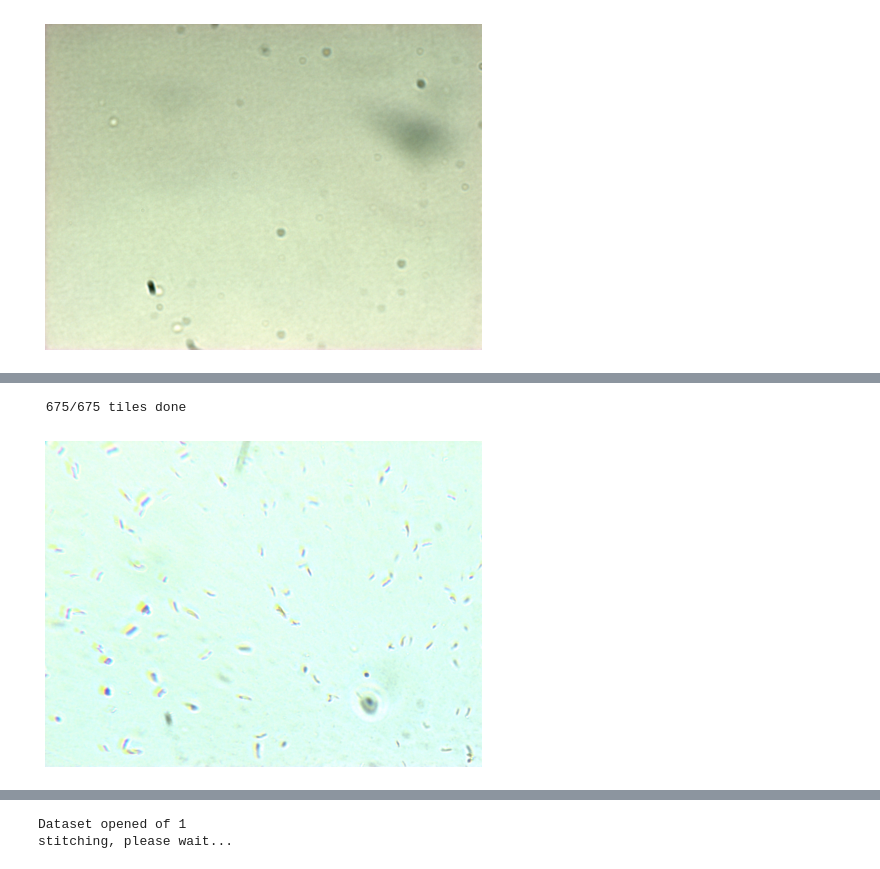
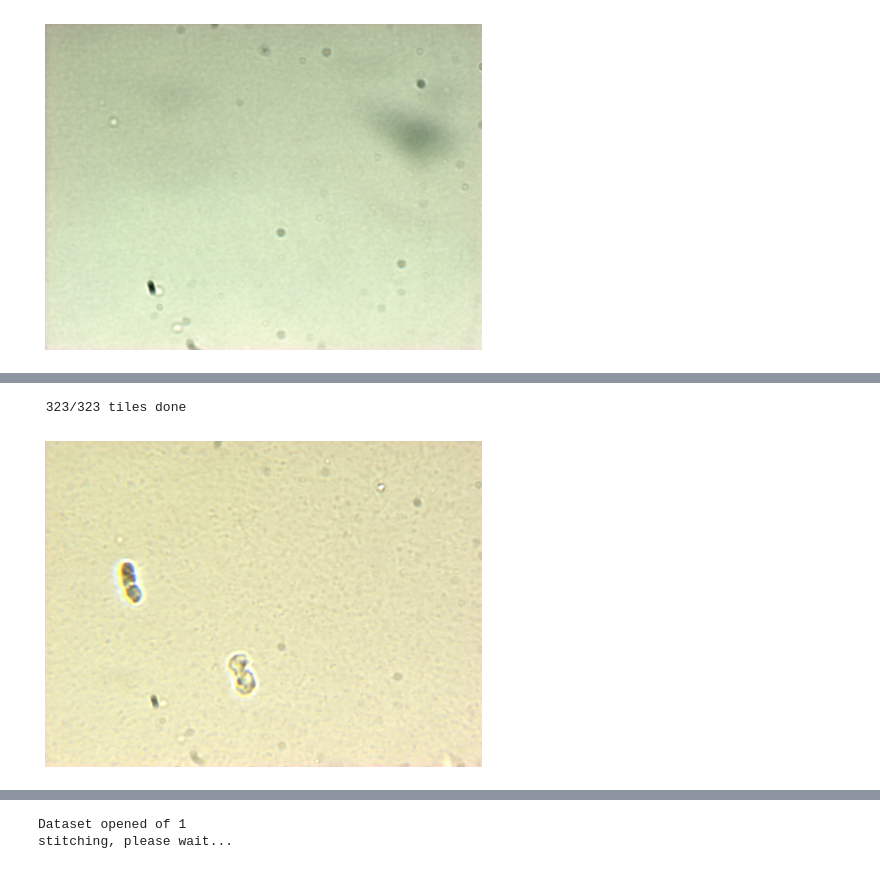
Before and after one commit to uw-loci/smart-wsi-scanner, a Jupyter notebook: bf-scanner.ipynb, the cells around one changed output, grey strips where cells are left out. Saved outputs shown, nothing was run; the diff lists cells and outputs as text; code cells hidden in the pictures.

```diff
--- a/bf-scanner.ipynb
+++ b/bf-scanner.ipynb
@@ -27,7 +28,7 @@ warnings.filterwarnings('ignore')
 Image.MAX_IMAGE_PIXELS = None
 # %%
 config = {
-    "pixel-size-bf-20x" : 0.252, # 0.508
+    "pixel-size-bf-20x" : 0.256, # 0.508
     "pixel-size-bf-4x" : 1.305, # micron/pixel
     "pixel-size-shg" : 0.257,
     "camera-resolution" : (1392, 1040), # (width, height)
@@ -37,17 +38,17 @@ config = {
 #    "slide-size" : (4000, 2000), # (width, height) (70000, -20000)
     "slide-start" : (0, 0), # x, y
     "Z-stage-20x" : -7150,
-    "Z-stage-laser" : -6630, #-5550
+    "Z-stage-laser" : -6625, #-5550
     "Z-stage-4x" : -2300,
-    "F-stage-20x" : -15000, # 11000
+    "F-stage-20x" : -15500, # 11000
     "F-stage-laser" : -18000, # -17500
     "F-stage-4x" : -1000,
     "hard-limit-z" : (-7700.0, 17000.0),
     "hard-limit-x" : (-2000.0, 40000.0),
     "hard-limit-y" : (-2000, 20000.0),
     "hard-limit-f" : (-19000, 0),
-    "20x-bf-offset" : (0, 0), # point to 4x bf
-    "shg-offset" : (0, 0), # point to 4x bf
+    "20x-bf-offset" : (-678, -504), # point to 4x bf
+    "shg-offset" : (-684, -603), # point to 4x bf
     "lsm-resolution" : 512,
     "lsm-bin-factor" : 3,
     "lsm-scan-rate" : '1000000.0000',
@@ -438,0 +415,6 @@ position_list.shape
+# %%
+save_path = 'data/acquisition'
+acq_name = 'slide-sample-acq'
+position_list_20x = annotations_positionlist(config, image_name=acq_name, out_mag='20x')
+# %%
+position_list_20x = position_list_20x[0]
@@ -439,3 +441,3 @@ position_list.shape
 # %%
 save_path = 'data/acquisition'
-acq_name = 'slide-sample-test-box-20x'
+acq_name = 'slide-sample-test-annotation-20x'
@@ -442,6 +446,5 @@ acq_name = 'slide-sample-test-box-20x'
 # %%
-switch_objective(config, '20x')
-bg_20x = whole_slide_scan(config, core=core, save_path=save_path, acq_name=acq_name, position_list=position_list, mda=False, estimate_background=True, focus_dive=False)
+bg_20x = whole_slide_scan(config, core=core, save_path=save_path, acq_name=acq_name, position_list=position_list_20x, mda=False, estimate_background=True, focus_dive=False)
 # %% [output]
- 675/675 tiles done
+ 323/323 tiles done
-[figure, old version]
+[figure, new version]
```
Also changed, not shown: parts of 33 cells of this notebook, 7 other files.
